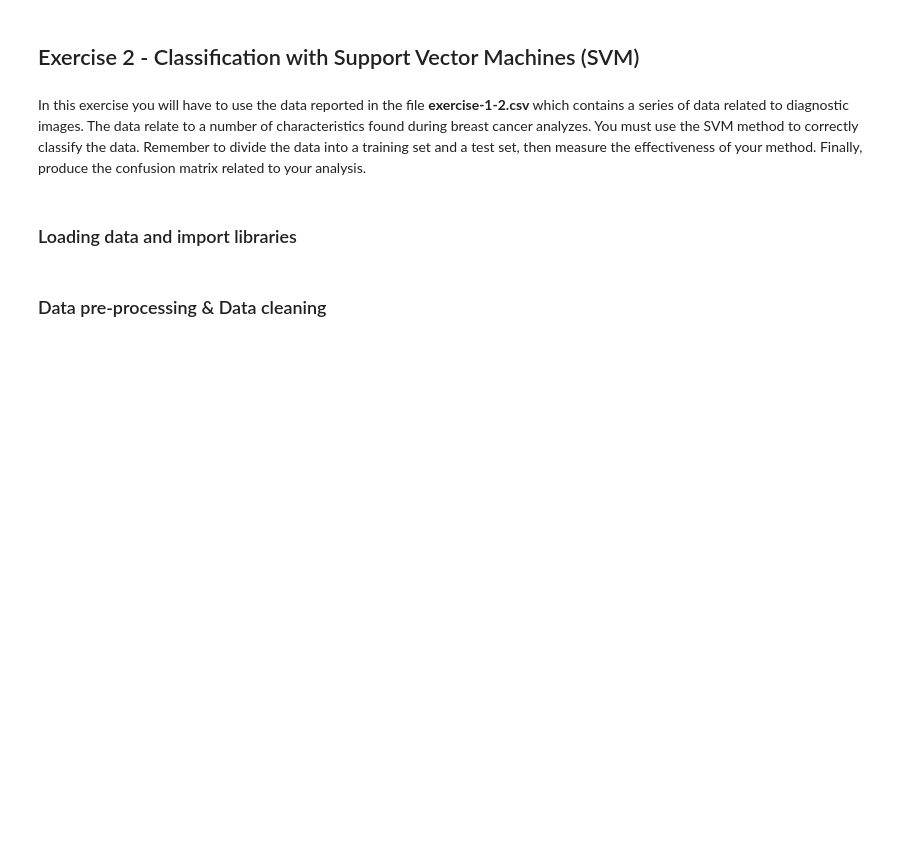
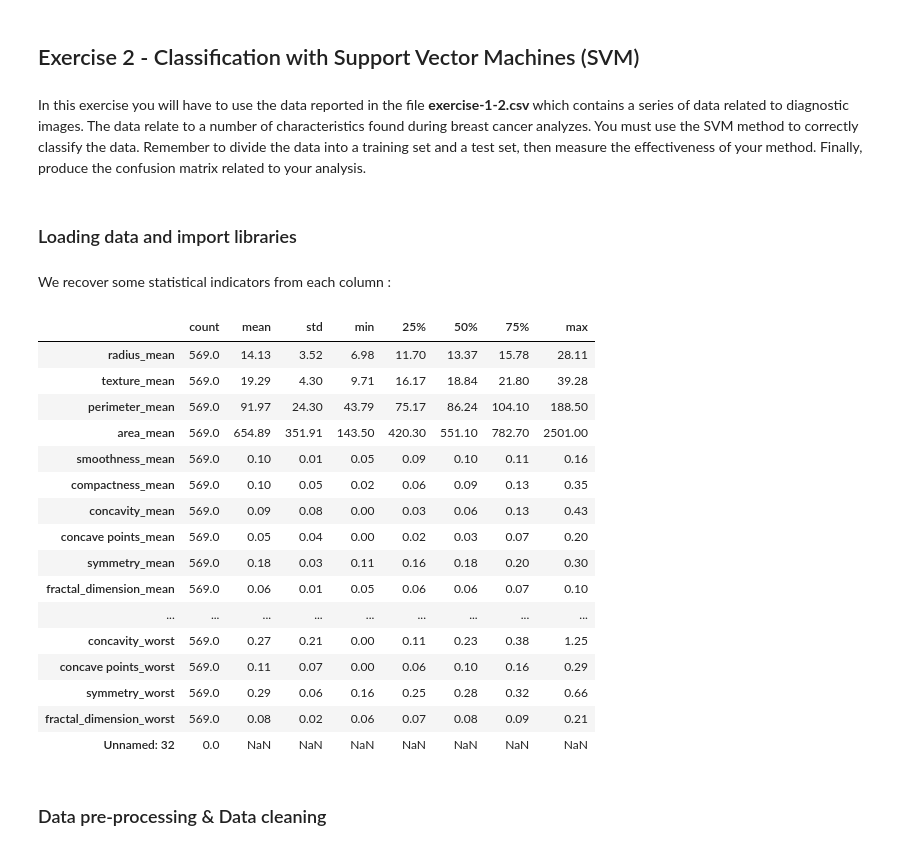
Before and after one commit to lcsrodriguez/intro-ml-assignment, a Jupyter notebook: assignment.ipynb, the cells around one changed output. Drawn from its saved outputs; the diff is of its cells as text; code cells hidden in the pictures; blank space fills up the shorter version.

```diff
--- a/assignment.ipynb
+++ b/assignment.ipynb
@@ -459,2 +484,24 @@ df = pd.read_csv(filename, index_col="id")
+# %% [markdown]
+We recover some statistical indicators from each column :
+# %%
+df.describe().transpose().round(2)
+# %% [output]
+|  | count | mean | std | min | 25% | 50% | 75% | max |
+| radius_mean | 569.0 | 14.13 | 3.52 | 6.98 | 11.70 | 13.37 | 15.78 | 28.11 |
+| texture_mean | 569.0 | 19.29 | 4.30 | 9.71 | 16.17 | 18.84 | 21.80 | 39.28 |
+| perimeter_mean | 569.0 | 91.97 | 24.30 | 43.79 | 75.17 | 86.24 | 104.10 | 188.50 |
+| area_mean | 569.0 | 654.89 | 351.91 | 143.50 | 420.30 | 551.10 | 782.70 | 2501.00 |
+| smoothness_mean | 569.0 | 0.10 | 0.01 | 0.05 | 0.09 | 0.10 | 0.11 | 0.16 |
+| compactness_mean | 569.0 | 0.10 | 0.05 | 0.02 | 0.06 | 0.09 | 0.13 | 0.35 |
+| concavity_mean | 569.0 | 0.09 | 0.08 | 0.00 | 0.03 | 0.06 | 0.13 | 0.43 |
+| concave points_mean | 569.0 | 0.05 | 0.04 | 0.00 | 0.02 | 0.03 | 0.07 | 0.20 |
+| symmetry_mean | 569.0 | 0.18 | 0.03 | 0.11 | 0.16 | 0.18 | 0.20 | 0.30 |
+| fractal_dimension_mean | 569.0 | 0.06 | 0.01 | 0.05 | 0.06 | 0.06 | 0.07 | 0.10 |
+| ... | ... | ... | ... | ... | ... | ... | ... | ... |
+| concavity_worst | 569.0 | 0.27 | 0.21 | 0.00 | 0.11 | 0.23 | 0.38 | 1.25 |
+| concave points_worst | 569.0 | 0.11 | 0.07 | 0.00 | 0.06 | 0.10 | 0.16 | 0.29 |
+| symmetry_worst | 569.0 | 0.29 | 0.06 | 0.16 | 0.25 | 0.28 | 0.32 | 0.66 |
+| fractal_dimension_worst | 569.0 | 0.08 | 0.02 | 0.06 | 0.07 | 0.08 | 0.09 | 0.21 |
+| Unnamed: 32 | 0.0 | NaN | NaN | NaN | NaN | NaN | NaN | NaN |
 # %% [markdown]
 ### Data pre-processing & Data cleaning
```
Also changed, not shown: parts of 70 cells of this notebook.
